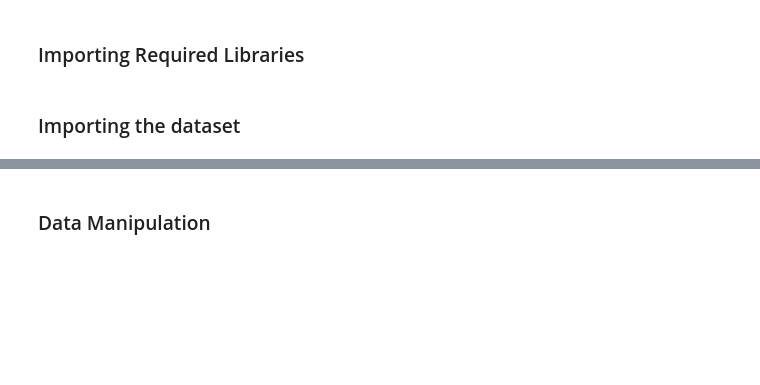
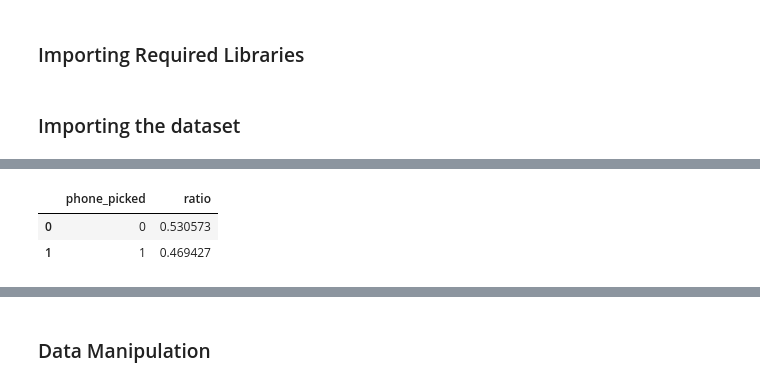
Before and after one commit to sukritimacker/LeadInsight-Analyzer, a Jupyter notebook: EDA for Telemarketing Data.ipynb, the cells around one changed output, grey strips where cells are left out. Saved outputs shown, nothing was run; the diff lists cells and outputs as text; code cells hidden in the pictures; blank space fills up the shorter version.

```diff
--- a/EDA for Telemarketing Data.ipynb
+++ b/EDA for Telemarketing Data.ipynb
@@ -25,0 +160,8 @@ data.head(4)
+# %%
+picked_phone_df = df['Picked the phone'].value_counts(normalize=True).reset_index().rename(columns={'index':'phone_picked'
+                                                                                                    , 'Picked the phone': 'ratio'})
+picked_phone_df
+# %% [output]
+|  | phone_picked | ratio |
+| 0 | 0 | 0.530573 |
+| 1 | 1 | 0.469427 |
```
Also changed, not shown: parts of 24 cells of this notebook, 1 other file.
